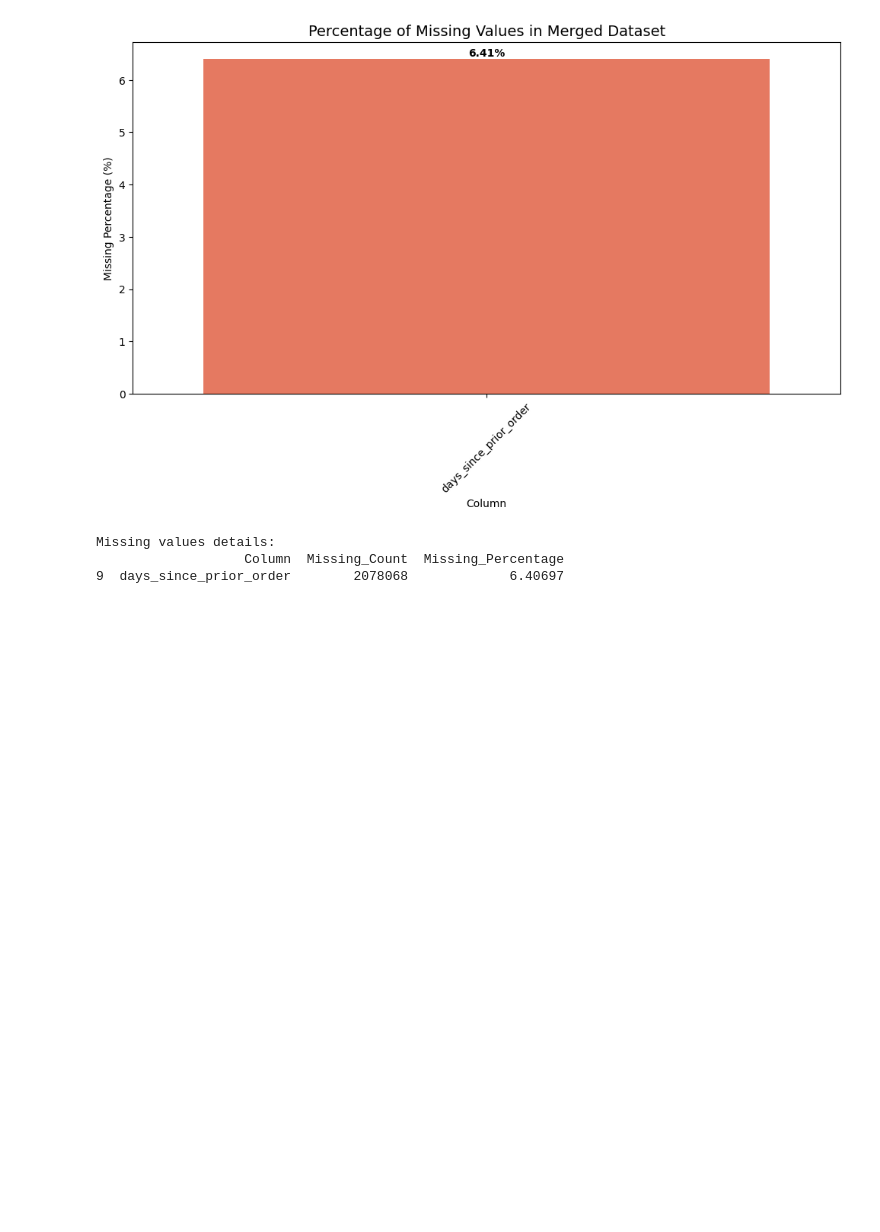
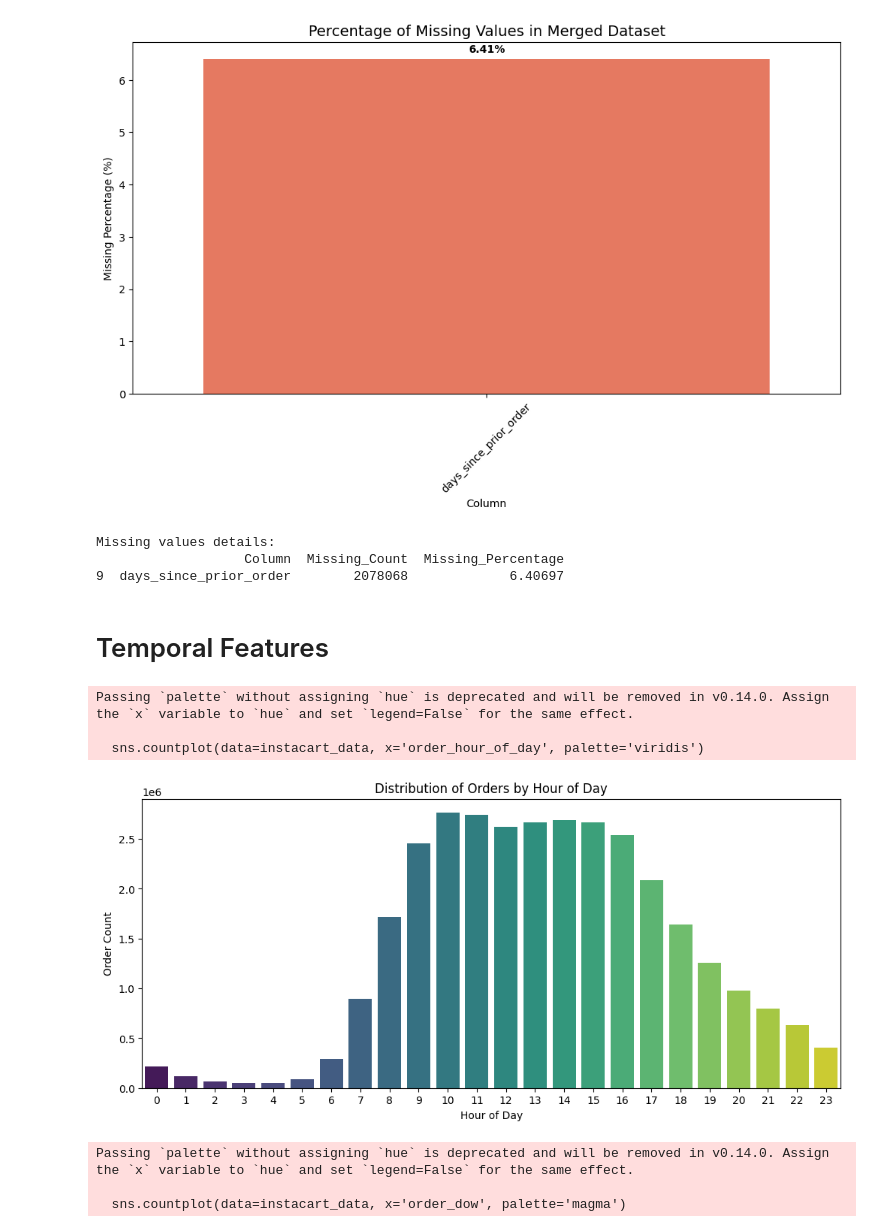
Before and after one commit to mohammed-lafi1035/DS230_final_Project_AE, a Jupyter notebook: Welcome_To_Colab.ipynb, the cells around one changed output. Cells and saved outputs as stored; diff of their text form; code cells hidden in the pictures; blank space fills up the shorter version.

Commit message:
# Temporal Features ,done

```diff
--- a/Welcome_To_Colab.ipynb
+++ b/Welcome_To_Colab.ipynb
@@ -137,3 +153,47 @@ Passing `palette` without assigning `hue` is deprecated and will be removed in v
 Missing values details:
                    Column  Missing_Count  Missing_Percentage
 9  days_since_prior_order        2078068             6.40697
+# %% [markdown]
+# Temporal Features
+# %%
+
+
+plt.figure(figsize=(12, 5))
+sns.countplot(data=instacart_data, x='order_hour_of_day', palette='viridis')
+plt.title('Distribution of Orders by Hour of Day')
+plt.xlabel('Hour of Day')
+plt.ylabel('Order Count')
+plt.show()
+
+
+plt.figure(figsize=(10, 5))
+sns.countplot(data=instacart_data, x='order_dow', palette='magma')
+plt.title('Distribution of Orders by Day of Week')
+plt.xlabel('Day of Week (0-6)')
+plt.ylabel('Order Count')
+plt.show()
+
+
+plt.figure(figsize=(12, 5))
+sns.histplot(instacart_data['days_since_prior_order'].dropna(), bins=30, kde=True, color='skyblue')
+plt.title('Distribution of Days Since Prior Order')
+plt.xlabel('Days')
+plt.ylabel('Frequency')
+plt.show()
+
+
+top_products = instacart_data['product_name'].value_counts().head(15)
+plt.figure(figsize=(12, 6))
+sns.barplot(x=top_products.values, y=top_products.index, palette='rocket')
+plt.title('Top 15 Most Ordered Products')
+plt.xlabel('Number of Orders')
+plt.ylabel('Product Name')
+plt.show()
+# %% [output]
+Passing `palette` without assigning `hue` is deprecated and will be removed in v0.14.0. Assign the `x` variable to `hue` and set `legend=False` for the same effect.
+
+  sns.countplot(data=instacart_data, x='order_hour_of_day', palette='viridis')
+[figure, added]
+Passing `palette` without assigning `hue` is deprecated and will be removed in v0.14.0. Assign the `x` variable to `hue` and set `legend=False` for the same effect.
+
+  sns.countplot(data=instacart_data, x='order_dow', palette='magma')
```
Also changed, not shown: parts of 4 cells of this notebook.
